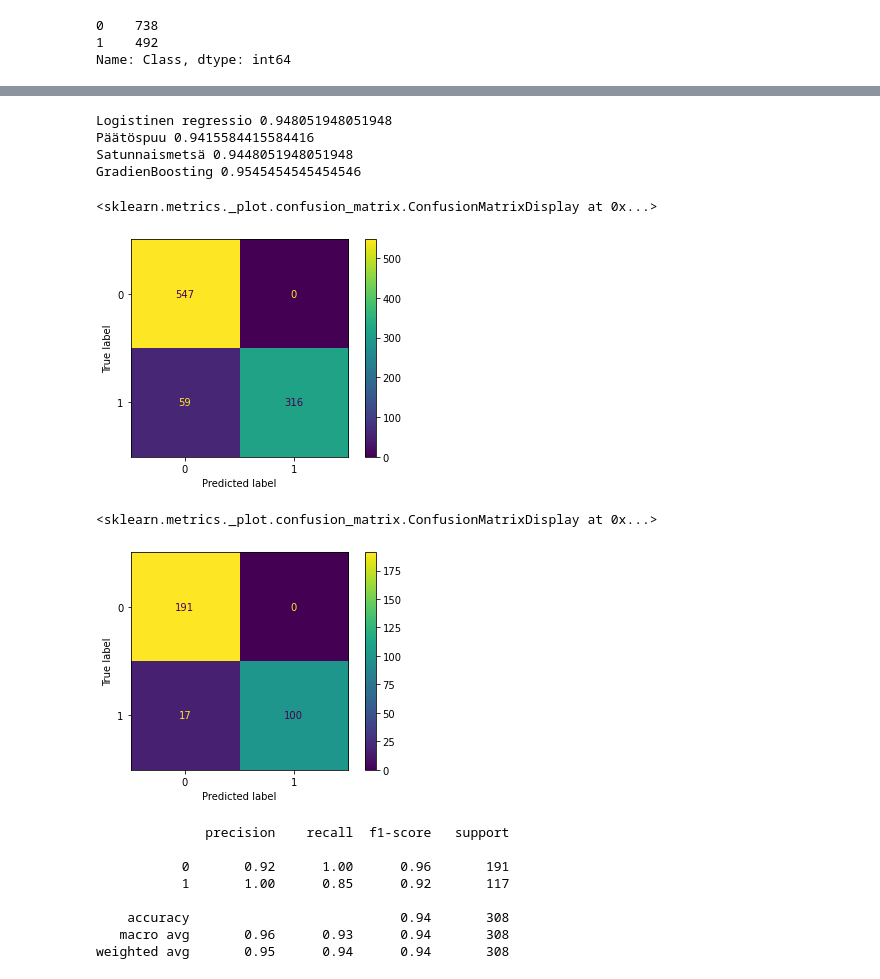
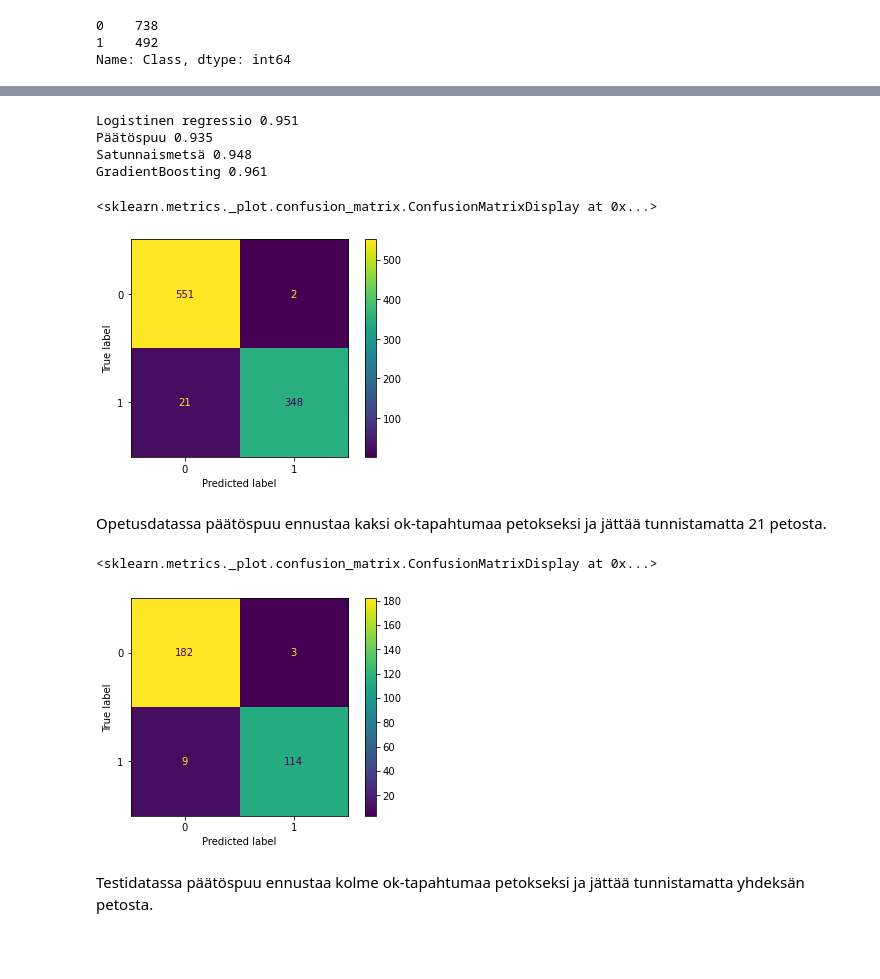
Before and after one commit to taanila/koneoppiminen, a Jupyter notebook: creditcard.ipynb, the cells around one changed output, grey strips where cells are left out. Drawn from its saved outputs; the diff is of its cells as text; code cells hidden in the pictures; blank space fills up the shorter version.

Commit message:
Luottokorttipetoksen tunnistaminen
Logistinen regressio, päätöspuu, satunnaismetsä, gradientboosting

```diff
--- a/creditcard.ipynb
+++ b/creditcard.ipynb
@@ -36,5 +40,5 @@ from sklearn.metrics import classification_report
 # %%
-df = pd.read_csv('creditcard.csv')
+df = pd.read_csv('https://taanila.fi/creditcard.csv')
 df.info()
 # %% [output]
 <class 'pandas.core.frame.DataFrame'>
@@ -65,7 +69,7 @@ Selitettävän/ennustettavan muuttujan jakauma on epätasapainoinen.
 
 Tasapainotetaan data ottamalla mukaan vain 738 (1.5 * 492) henkilön satunnaisotos isommasta ryhmästä.
 # %%
-df_tasap = df[df['Class']==1].append(df[df['Class']==0].sample(738), ignore_index = True)
+df_tasap = df[df['Class'] == 1].append(df[df['Class'] == 0].sample(n = 738, random_state = 2), ignore_index = True)
 df_tasap['Class'].value_counts()
 # %% [output]
 0    738
@@ -86,27 +92,12 @@ X_train, X_test, y_train, y_test = train_test_split(X, y)
 malli1 = LogisticRegression()
 malli1.fit(X_train, y_train)
 
-malli2 = DecisionTreeClassifier(max_depth = 2)
+malli2 = DecisionTreeClassifier(max_depth = 3, random_state = 2)
 malli2.fit(X_train, y_train)
 
-malli3 = RandomForestClassifier(max_depth = 2)
+malli3 = RandomForestClassifier(max_depth = 4, random_state = 2)
 malli3.fit(X_train, y_train)
 
-malli4 = GradientBoostingClassifier(max_depth = 2)
+malli4 = GradientBoostingClassifier(max_depth = 2, random_state = 2)
 malli4.fit(X_train, y_train)
-
-
-# Mallien antamat ennusteet opetus- ja testidatalle
-
-y_train_malli1 = malli1.predict(X_train)
-y_test_malli1 = malli1.predict(X_test)
-
-y_train_malli2 = malli2.predict(X_train)
-y_test_malli2 = malli2.predict(X_test)
-
-y_train_malli3 = malli3.predict(X_train)
-y_test_malli3 = malli3.predict(X_test)
-
-y_train_malli4 = malli4.predict(X_train)
-y_test_malli4 = malli4.predict(X_test)
 # %% [output]
@@ -132,37 +134,34 @@ GradienBoosting 0.9859002169197397
 # %%
-# Ennustetarkkuudet testidatalle
-
-print('Logistinen regressio', accuracy_score(y_test, y_test_malli1))
-print('Päätöspuu', accuracy_score(y_test, y_test_malli2))
-print('Satunnaismetsä', accuracy_score(y_test, y_test_malli3))
-print('GradienBoosting', accuracy_score(y_test, y_test_malli4))
+# Oikeaan osuneiden ennusteiden osuus testidatassa
+print(f'Logistinen regressio {accuracy_score(y_test, y_test_malli1):.3f}')
+print(f'Päätöspuu {accuracy_score(y_test, y_test_malli2):.3f}')
+print(f'Satunnaismetsä {accuracy_score(y_test, y_test_malli3):.3f}')
+print(f'GradientBoosting {accuracy_score(y_test, y_test_malli4):.3f}')
 # %% [output]
-Logistinen regressio 0.948051948051948
-Päätöspuu 0.9415584415584416
-Satunnaismetsä 0.9448051948051948
-GradienBoosting 0.9545454545454546
+Logistinen regressio 0.951
+Päätöspuu 0.935
+Satunnaismetsä 0.948
+GradientBoosting 0.961
 # %%
-# Confusion-matriisi opetusdatalle (Satunnaismetsä)
-plot_confusion_matrix(malli3, X_train, y_train)
+cm = confusion_matrix(y_train, y_train_malli4)
+ConfusionMatrixDisplay(confusion_matrix=cm).plot()
+
+# Seuraava toimii vanhemmissa versioissa
+#plot_confusion_matrix(malli4, X_train, y_train)
 # %% [output]
 <sklearn.metrics._plot.confusion_matrix.ConfusionMatrixDisplay at 0x...>
-[figure, old version]
+[figure, new version]
+# %% [markdown]
+Opetusdatassa päätöspuu ennustaa kaksi ok-tapahtumaa petokseksi ja jättää tunnistamatta 21 petosta.
 # %%
-# Confusion-matriisi testidatalle (Satunnaismetsä)
-plot_confusion_matrix(malli3, X_test, y_test)
+cm = confusion_matrix(y_test, y_test_malli4)
+ConfusionMatrixDisplay(confusion_matrix=cm).plot()
+
+# Seuraava toimii vanhemmissa versioissa
+#plot_confusion_matrix(malli4, X_test, y_test)
 # %% [output]
 <sklearn.metrics._plot.confusion_matrix.ConfusionMatrixDisplay at 0x...>
-[figure, old version]
+[figure, new version]
-# %%
-# Luokitteluraportti testidatalle (Satunnaismetsä)
-print(classification_report(y_test, y_test_malli3))
-# %% [output]
-              precision    recall  f1-score   support
-
-           0       0.92      1.00      0.96       191
-           1       1.00      0.85      0.92       117
-
-    accuracy                           0.94       308
-   macro avg       0.96      0.93      0.94       308
-weighted avg       0.95      0.94      0.94       308
+# %% [markdown]
+Testidatassa päätöspuu ennustaa kolme ok-tapahtumaa petokseksi ja jättää tunnistamatta yhdeksän petosta.
 # %%
```
Also changed, not shown: parts of 20 cells of this notebook.
